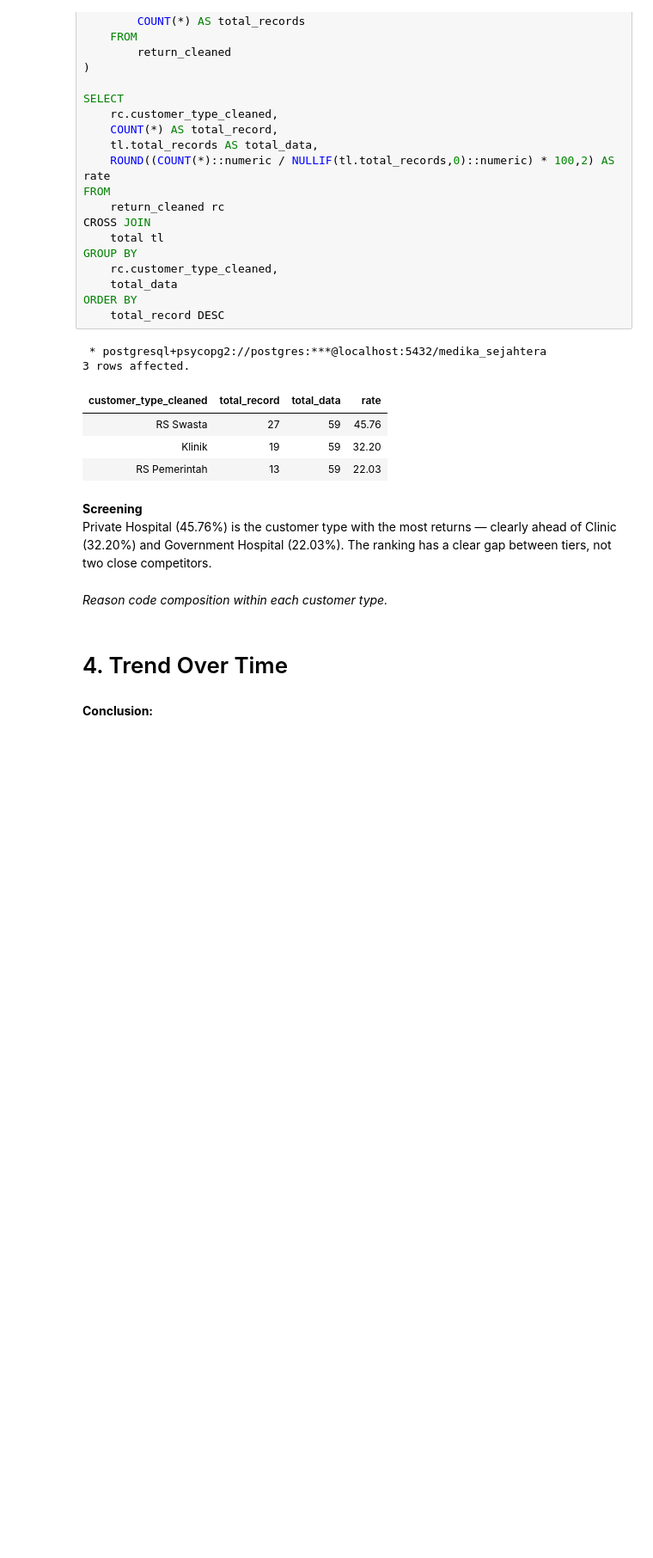
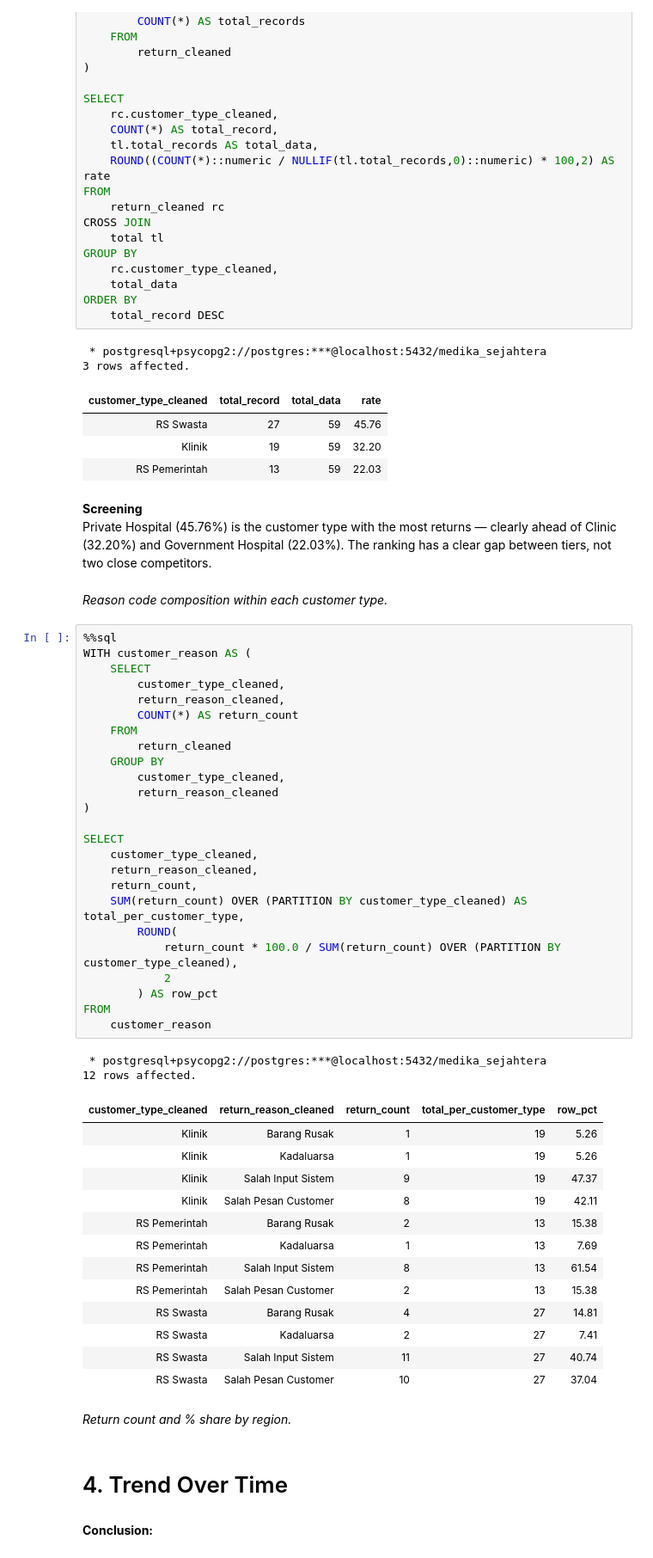
Before and after one commit to Rpfitrah/return-analysis-medika-sejahtera, a Jupyter notebook: Notebook/EDA.ipynb, the cells around one changed output. Shown at 86% size. Cells and saved outputs as stored; diff of their text form; blank space fills up the shorter version.

Commit message:
Reason code composition within each customer type.

```diff
--- a/Notebook/EDA.ipynb
+++ b/Notebook/EDA.ipynb
@@ -905,6 +905,49 @@ ORDER BY
 Private Hospital (45.76%) is the customer type with the most returns — clearly ahead of Clinic (32.20%) and Government Hospital (22.03%). The ranking has a clear gap between tiers, not two close competitors.
 # %% [markdown]
 *Reason code composition within each customer type.*
+# %%
+%%sql
+WITH customer_reason AS (
+    SELECT
+        customer_type_cleaned,
+        return_reason_cleaned,
+        COUNT(*) AS return_count
+    FROM
+        return_cleaned
+    GROUP BY
+        customer_type_cleaned,
+        return_reason_cleaned
+)
+
+SELECT
+    customer_type_cleaned,
+    return_reason_cleaned,
+    return_count,
+    SUM(return_count) OVER (PARTITION BY customer_type_cleaned) AS total_per_customer_type,
+        ROUND(
+            return_count * 100.0 / SUM(return_count) OVER (PARTITION BY customer_type_cleaned),
+            2
+        ) AS row_pct
+FROM
+    customer_reason
+# %% [output]
+ * postgresql+psycopg2://postgres:***@localhost:5432/medika_sejahtera
+12 rows affected.
+| customer_type_cleaned | return_reason_cleaned | return_count | total_per_customer_type | row_pct |
+| Klinik | Barang Rusak | 1 | 19 | 5.26 |
+| Klinik | Kadaluarsa | 1 | 19 | 5.26 |
+| Klinik | Salah Input Sistem | 9 | 19 | 47.37 |
+| Klinik | Salah Pesan Customer | 8 | 19 | 42.11 |
+| RS Pemerintah | Barang Rusak | 2 | 13 | 15.38 |
+| RS Pemerintah | Kadaluarsa | 1 | 13 | 7.69 |
+| RS Pemerintah | Salah Input Sistem | 8 | 13 | 61.54 |
+| RS Pemerintah | Salah Pesan Customer | 2 | 13 | 15.38 |
+| RS Swasta | Barang Rusak | 4 | 27 | 14.81 |
+| RS Swasta | Kadaluarsa | 2 | 27 | 7.41 |
+| RS Swasta | Salah Input Sistem | 11 | 27 | 40.74 |
+| RS Swasta | Salah Pesan Customer | 10 | 27 | 37.04 |
+# %% [markdown]
+*Return count and % share by region.*
 # %% [markdown]
 # 4. Trend Over Time
 # %% [markdown]
```
